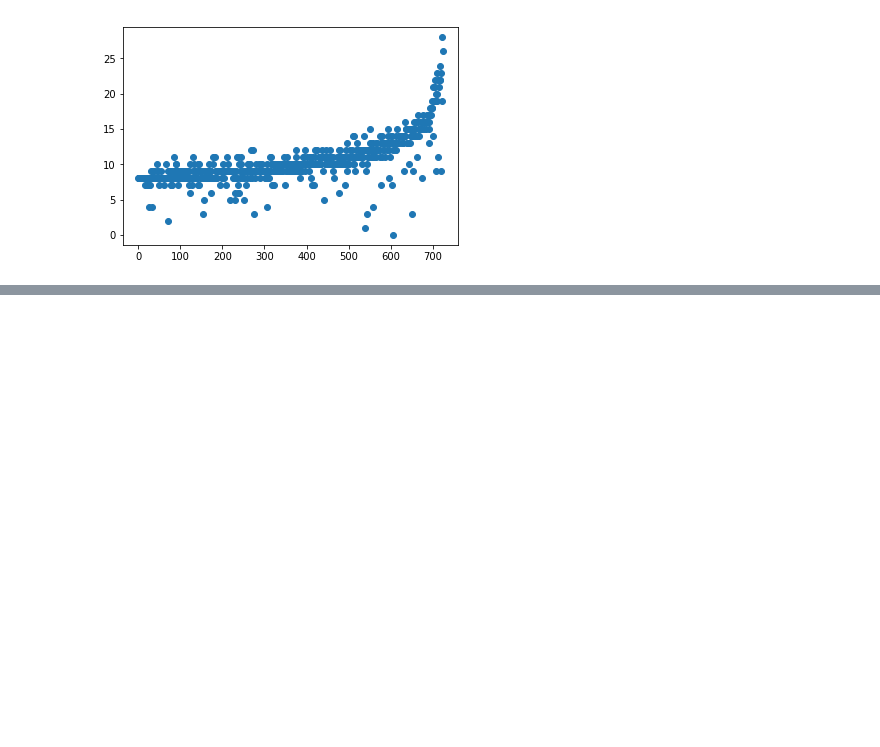
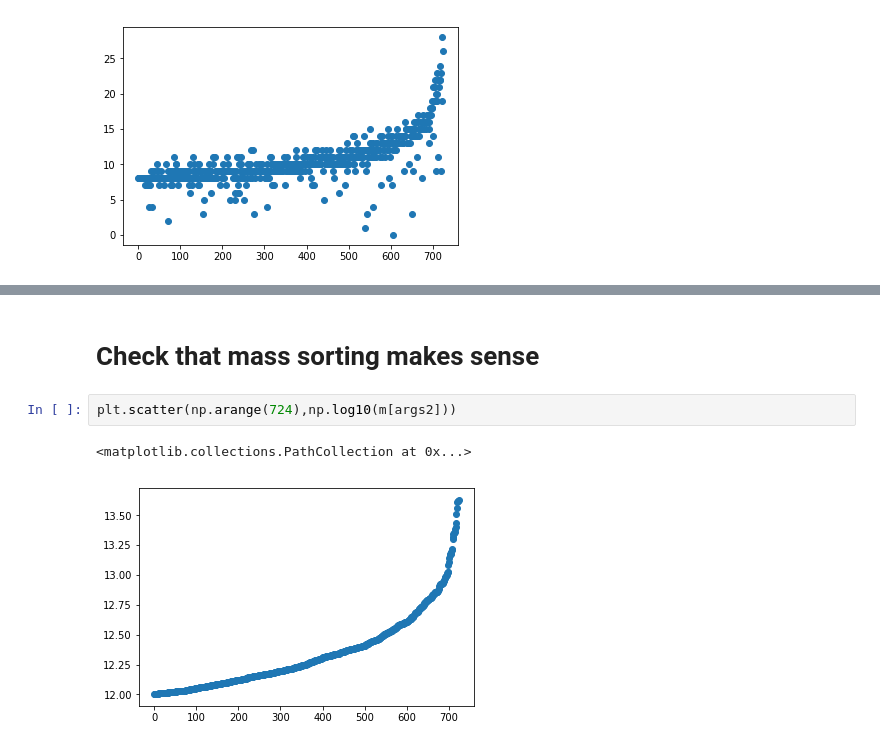
Before and after one commit to micbru/a250-hw, a Jupyter notebook: final_project/Troubleshoot.ipynb, the cells around one changed output, grey strips where cells are left out. Saved outputs shown, nothing was run; the diff lists cells and outputs as text; blank space fills up the shorter version.

```diff
--- a/final_project/Troubleshoot.ipynb
+++ b/final_project/Troubleshoot.ipynb
@@ -50,0 +61,7 @@ plt.scatter(np.arange(724),m180[args2]-m200[args2])
+# %% [markdown]
+# Check that mass sorting makes sense
+# %%
+plt.scatter(np.arange(724),np.log10(m[args2]))
+# %% [output]
+<matplotlib.collections.PathCollection at 0x...>
+[figure, added]
```
Also changed, not shown: parts of 4 cells of this notebook, 3 other files.
